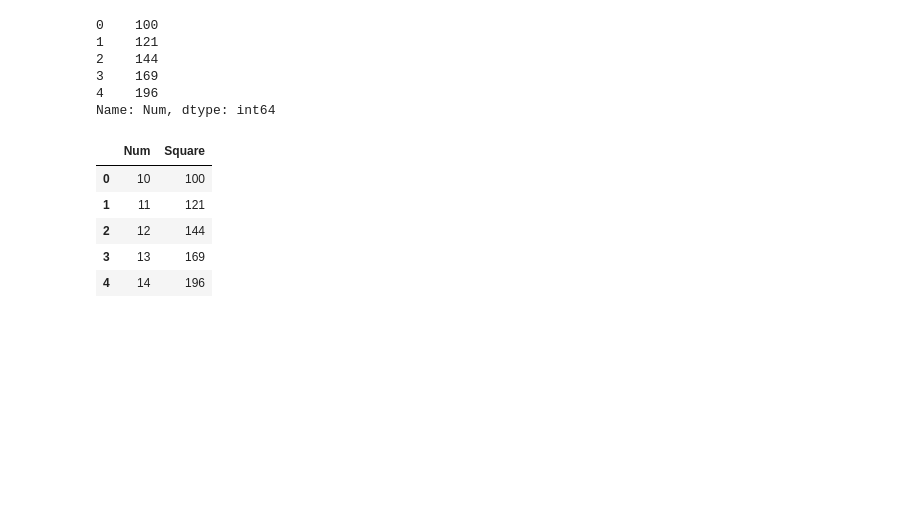
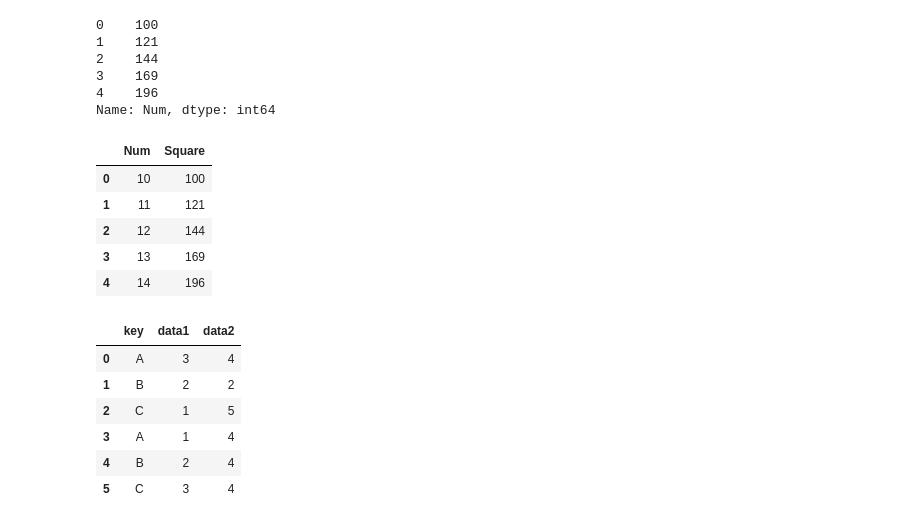
Before and after one commit to Notepad96/Data-Analysis, a Jupyter notebook: pandas/pandas2.ipynb, the cells around one changed output. Drawn from its saved outputs; the diff is of its cells as text; code cells hidden in the pictures; blank space fills up the shorter version.

```diff
--- a/pandas/pandas2.ipynb
+++ b/pandas/pandas2.ipynb
@@ -103,4 +107,13 @@ df
 # %%
 # groupby 그룹으로 묶기 : 조건부로 집계하고 싶은 경우 사용
 # %%
-df = pd.DataFrame({'Key': ['A', 'B', 'C', 'A', 'B', 'C'], 'data1': [1, 2, 3, 1, 2, 3], })
+df = pd.DataFrame({'key': ['A', 'B', 'C', 'A', 'B', 'C'], 'data1': [3, 2, 1, 1, 2, 3], 'data2': np.random.randint(0, 6, 6)})
+df
+# %% [output]
+|  | key | data1 | data2 |
+| 0 | A | 3 | 4 |
+| 1 | B | 2 | 2 |
+| 2 | C | 1 | 5 |
+| 3 | A | 1 | 4 |
+| 4 | B | 2 | 4 |
+| 5 | C | 3 | 4 |
```
Also changed, not shown: parts of 16 cells of this notebook.
